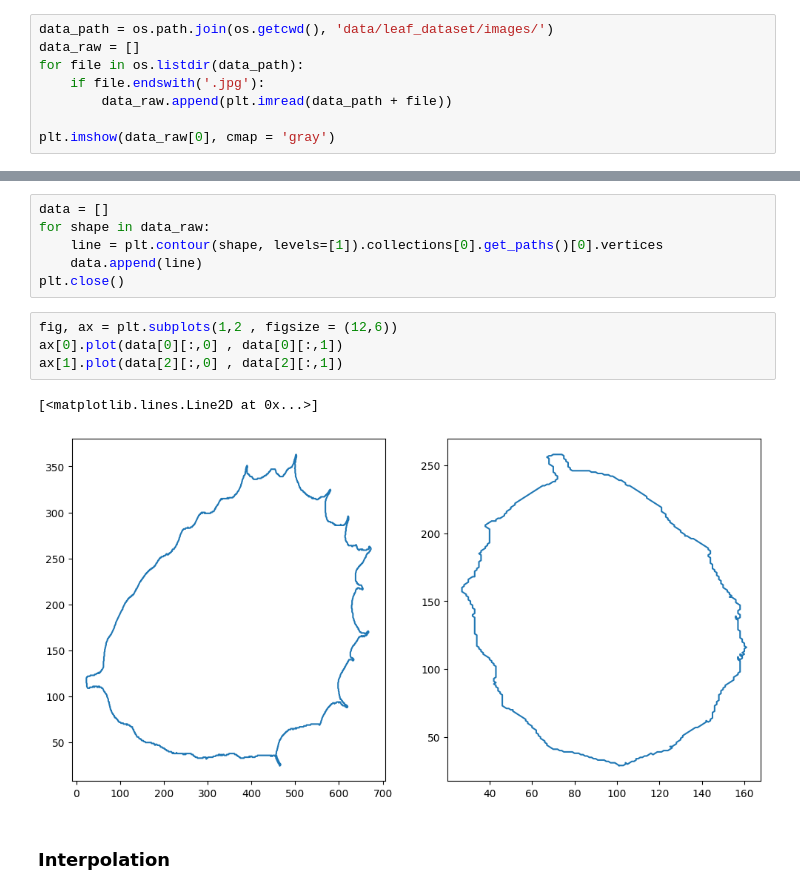
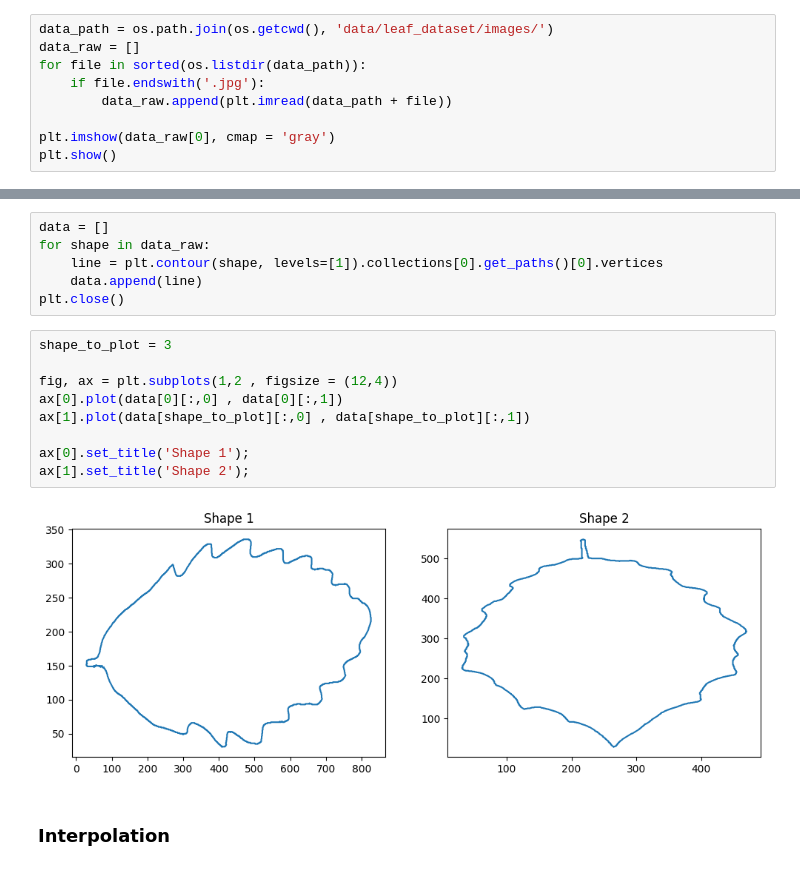
Before and after one commit to Orri11/ZIB, a Jupyter notebook: generic_shape_analysis/leaf_example.ipynb, the cells around one changed output, grey strips where cells are left out. Drawn from its saved outputs; the diff is of its cells as text.

Commit message:
fixed alignemtns and added shape model

```diff
--- a/generic_shape_analysis/leaf_example.ipynb
+++ b/generic_shape_analysis/leaf_example.ipynb
@@ -10,9 +10,10 @@ INFO: Using numpy backend
 # %%
 data_path = os.path.join(os.getcwd(), 'data/leaf_dataset/images/')
 data_raw = []
-for file in os.listdir(data_path):
+for file in sorted(os.listdir(data_path)):
     if file.endswith('.jpg'):
         data_raw.append(plt.imread(data_path + file))
 
 plt.imshow(data_raw[0], cmap = 'gray')
+plt.show()
 # %% [output]
@@ -25,12 +25,16 @@ for shape in data_raw:
     data.append(line)
 plt.close()
 # %%
-fig, ax = plt.subplots(1,2 , figsize = (12,6))
+shape_to_plot = 3
+
+fig, ax = plt.subplots(1,2 , figsize = (12,4))
 ax[0].plot(data[0][:,0] , data[0][:,1])
-ax[1].plot(data[2][:,0] , data[2][:,1])
+ax[1].plot(data[shape_to_plot][:,0] , data[shape_to_plot][:,1])
+
+ax[0].set_title('Shape 1');
+ax[1].set_title('Shape 2');
 # %% [output]
-[<matplotlib.lines.Line2D at 0x...>]
-[figure, old version]
+[figure, new version]
 # %% [markdown]
 ### Interpolation
 # %% [markdown]
```
Also changed, not shown: parts of 19 cells of this notebook, 3 other files.
